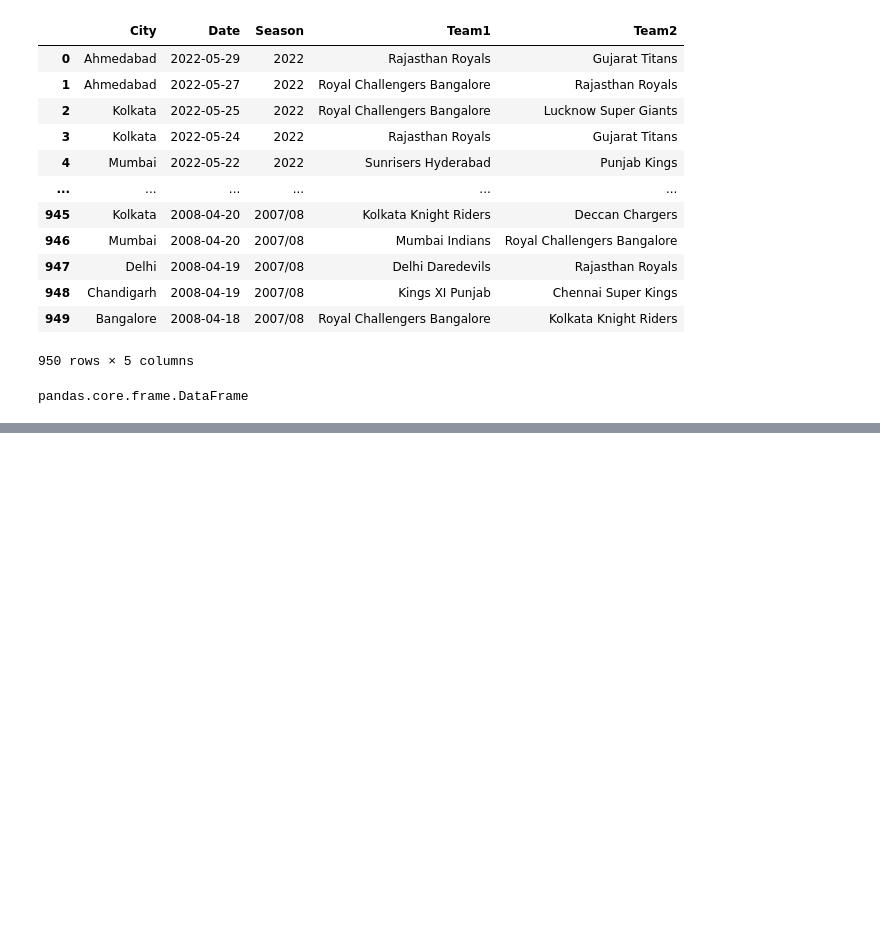
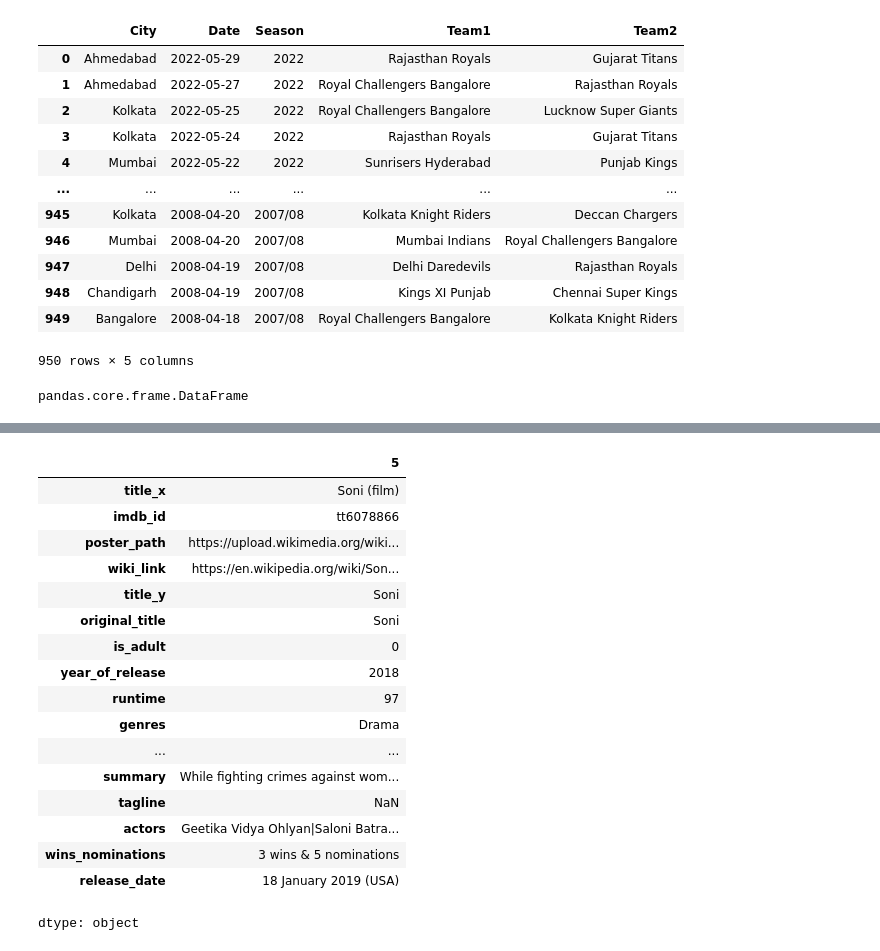
Before and after one commit to akritivishwakarma2007/DE-journey, a Jupyter notebook: Pandas_Dataframe.ipynb, the cells around one changed output, grey strips where cells are left out. Cells and saved outputs as stored; diff of their text form; code cells hidden in the pictures; blank space fills up the shorter version.

```diff
--- a/Pandas_Dataframe.ipynb
+++ b/Pandas_Dataframe.ipynb
@@ -381,0 +411,21 @@ pandas.core.frame.DataFrame
+# %%
+movies.iloc[5]
+# %% [output]
+|  | 5 |
+| title_x | Soni (film) |
+| imdb_id | tt6078866 |
+| poster_path | https://upload.wikimedia.org/wiki... |
+| wiki_link | https://en.wikipedia.org/wiki/Son... |
+| title_y | Soni |
+| original_title | Soni |
+| is_adult | 0 |
+| year_of_release | 2018 |
+| runtime | 97 |
+| genres | Drama |
+| ... | ... |
+| summary | While fighting crimes against wom... |
+| tagline | NaN |
+| actors | Geetika Vidya Ohlyan|Saloni Batra... |
+| wins_nominations | 3 wins & 5 nominations |
+| release_date | 18 January 2019 (USA) |
+dtype: object
```
Also changed, not shown: parts of 9 cells of this notebook.
